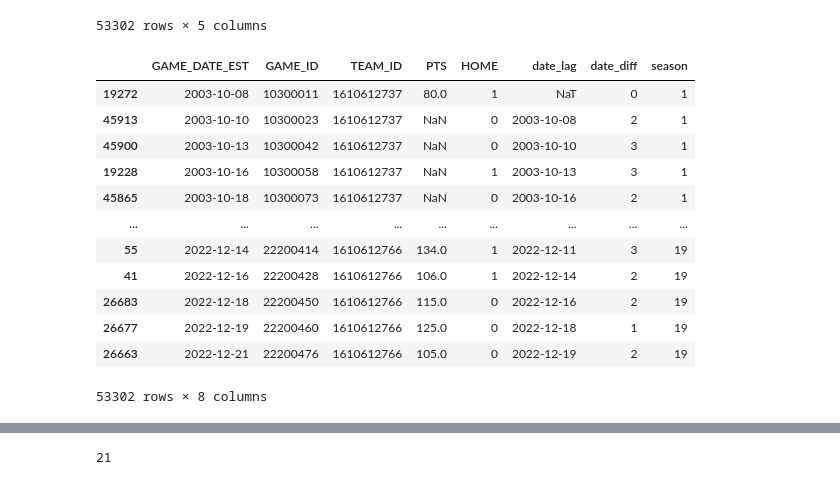
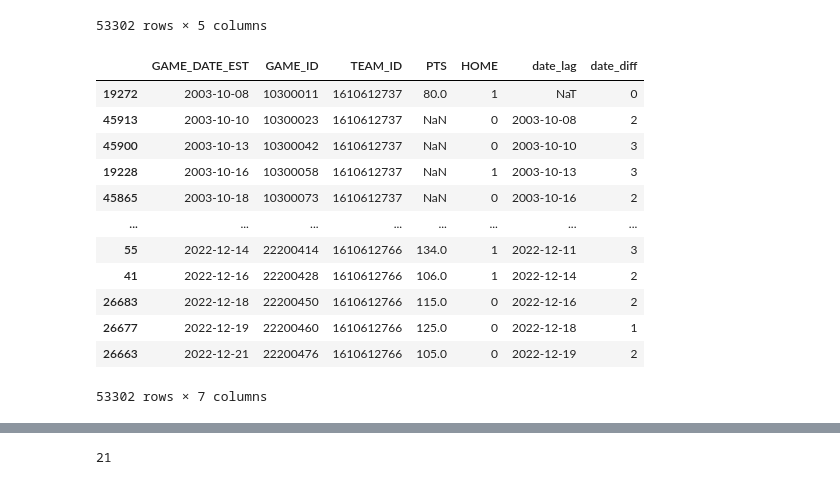
Before and after one commit to brownbrandon272/basketball, a Jupyter notebook: scripts/detail_explore.ipynb, the cells around one changed output, grey strips where cells are left out. Cells and saved outputs as stored; diff of their text form; code cells hidden in the pictures.

```diff
--- a/scripts/detail_explore.ipynb
+++ b/scripts/detail_explore.ipynb
@@ -357,27 +362,27 @@ display(df_gamedays)
 # %%
 # 2A. Find consecutive GAME_DATE_EST that are more than a month apart
 df_gamedays['GAME_DATE_EST'] = pd.to_datetime(df_gamedays['GAME_DATE_EST'])
 
 df_gamedays['date_lag'] = df_gamedays.groupby('TEAM_ID')['GAME_DATE_EST'].shift(1)
 df_gamedays['date_diff'] = df_gamedays['GAME_DATE_EST'] - df_gamedays['date_lag']
 df_gamedays['date_diff'] = df_gamedays['date_diff'].dt.days.fillna(0).astype(int)
 
-df_gamedays['season'] = df_gamedays['date_diff'].apply(lambda x: 1 if x > 60 else 0)
-df_gamedays['season'] = df_gamedays.groupby('TEAM_ID')['season'].cumsum()
-df_gamedays['season'] += 1
+# df_gamedays['season'] = df_gamedays['date_diff'].apply(lambda x: 1 if x > 60 else 0)
+# df_gamedays['season'] = df_gamedays.groupby('TEAM_ID')['season'].cumsum()
+# df_gamedays['season'] += 1
 
 display(df_gamedays)
 # %% [output]
-|  | GAME_DATE_EST | GAME_ID | TEAM_ID | PTS | HOME | date_lag | date_diff | season |
-| 19272 | 2003-10-08 | 10300011 | 1610612737 | 80.0 | 1 | NaT | 0 | 1 |
-| 45913 | 2003-10-10 | 10300023 | 1610612737 | NaN | 0 | 2003-10-08 | 2 | 1 |
-| 45900 | 2003-10-13 | 10300042 | 1610612737 | NaN | 0 | 2003-10-10 | 3 | 1 |
-| 19228 | 2003-10-16 | 10300058 | 1610612737 | NaN | 1 | 2003-10-13 | 3 | 1 |
-| 45865 | 2003-10-18 | 10300073 | 1610612737 | NaN | 0 | 2003-10-16 | 2 | 1 |
-| ... | ... | ... | ... | ... | ... | ... | ... | ... |
-| 55 | 2022-12-14 | 22200414 | 1610612766 | 134.0 | 1 | 2022-12-11 | 3 | 19 |
-| 41 | 2022-12-16 | 22200428 | 1610612766 | 106.0 | 1 | 2022-12-14 | 2 | 19 |
-| 26683 | 2022-12-18 | 22200450 | 1610612766 | 115.0 | 0 | 2022-12-16 | 2 | 19 |
-| 26677 | 2022-12-19 | 22200460 | 1610612766 | 125.0 | 0 | 2022-12-18 | 1 | 19 |
-| 26663 | 2022-12-21 | 22200476 | 1610612766 | 105.0 | 0 | 2022-12-19 | 2 | 19 |
+|  | GAME_DATE_EST | GAME_ID | TEAM_ID | PTS | HOME | date_lag | date_diff |
+| 19272 | 2003-10-08 | 10300011 | 1610612737 | 80.0 | 1 | NaT | 0 |
+| 45913 | 2003-10-10 | 10300023 | 1610612737 | NaN | 0 | 2003-10-08 | 2 |
+| 45900 | 2003-10-13 | 10300042 | 1610612737 | NaN | 0 | 2003-10-10 | 3 |
+| 19228 | 2003-10-16 | 10300058 | 1610612737 | NaN | 1 | 2003-10-13 | 3 |
+| 45865 | 2003-10-18 | 10300073 | 1610612737 | NaN | 0 | 2003-10-16 | 2 |
+| ... | ... | ... | ... | ... | ... | ... | ... |
+| 55 | 2022-12-14 | 22200414 | 1610612766 | 134.0 | 1 | 2022-12-11 | 3 |
+| 41 | 2022-12-16 | 22200428 | 1610612766 | 106.0 | 1 | 2022-12-14 | 2 |
+| 26683 | 2022-12-18 | 22200450 | 1610612766 | 115.0 | 0 | 2022-12-16 | 2 |
+| 26677 | 2022-12-19 | 22200460 | 1610612766 | 125.0 | 0 | 2022-12-18 | 1 |
+| 26663 | 2022-12-21 | 22200476 | 1610612766 | 105.0 | 0 | 2022-12-19 | 2 |
-53302 rows × 8 columns
+53302 rows × 7 columns
```
Also changed, not shown: parts of 8 cells of this notebook.
